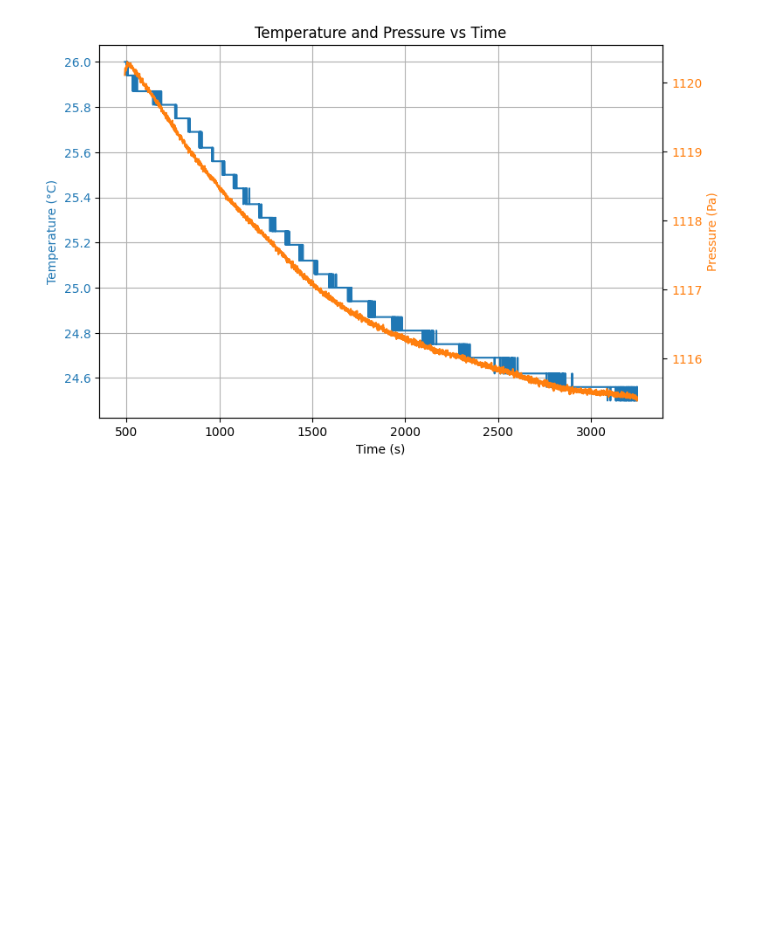
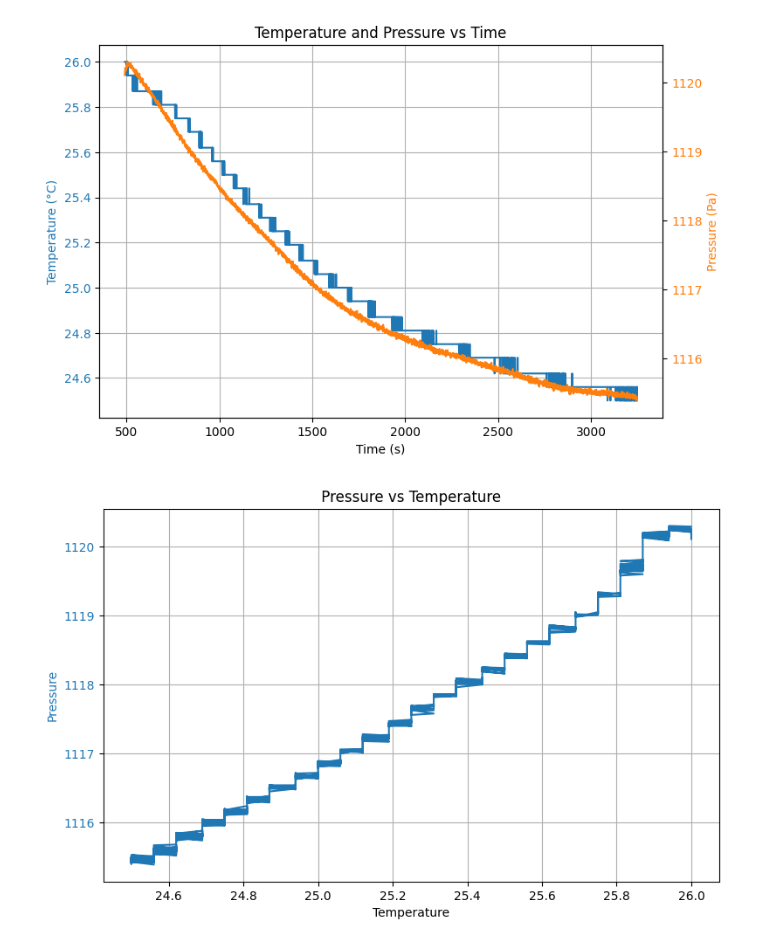
Before and after one commit to Contemporary-Physicslab/ThermoLabs, a Jupyter notebook: brandblusser/thermo.ipynb, the cells around one changed output. Drawn from its saved outputs; the diff is of its cells as text; code cells hidden in the pictures; blank space fills up the shorter version.

```diff
--- a/brandblusser/thermo.ipynb
+++ b/brandblusser/thermo.ipynb
@@ -178,3 +201,23 @@ plt.title('Temperature and Pressure vs Time')
 plt.show()
 # %% [output]
 [figure]
+# %%
+# Naar eindtemperatuur
+low_t = 600
+high_t = 4000
+
+fig, ax1 = plt.subplots(figsize=(8, 5))
+
+color_temp = 'tab:blue'
+ax1.set_xlabel('Temperature')
+ax1.set_ylabel('Pressure', color=color_temp)
+ax1.plot(temp[low_t:high_t], pressure[low_t:high_t], color=color_temp, label='Temperature (°C)')
+ax1.tick_params(axis='y', labelcolor=color_temp)
+ax1.grid()
+
+
+fig.tight_layout()
+plt.title(' Pressure vs Temperature ')
+plt.show()
+# %% [output]
+[figure, added]
```
Also changed, not shown: parts of 7 cells of this notebook, 3 other files.
